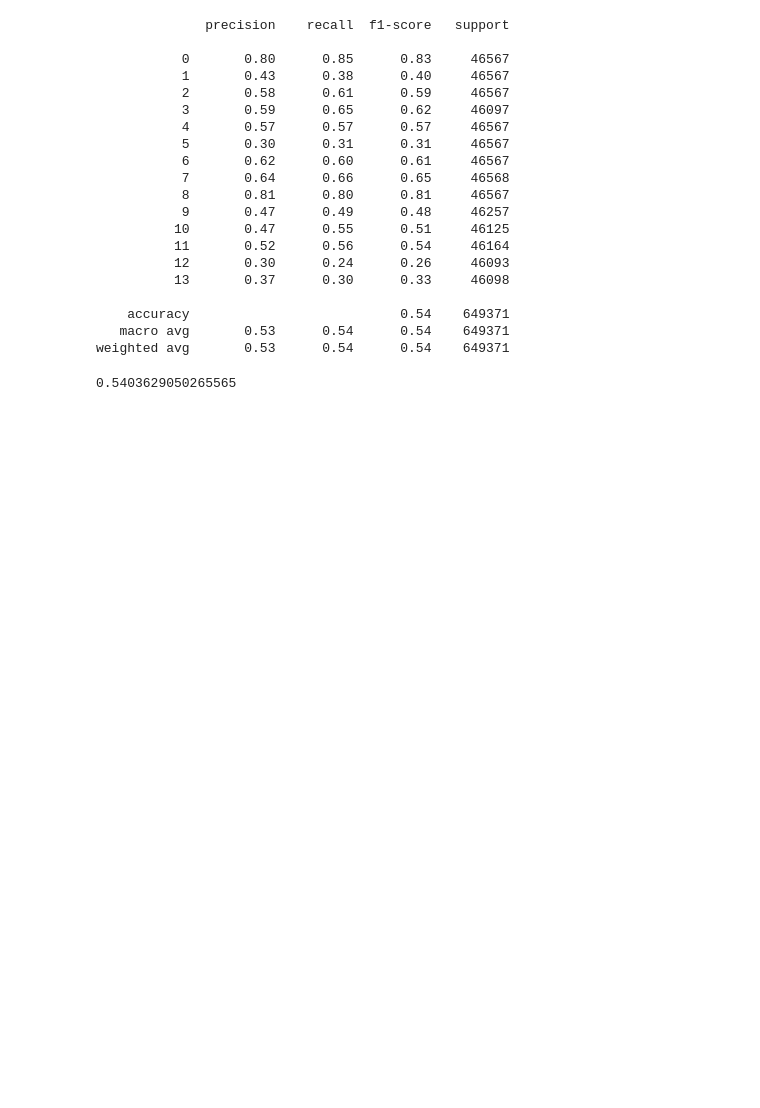
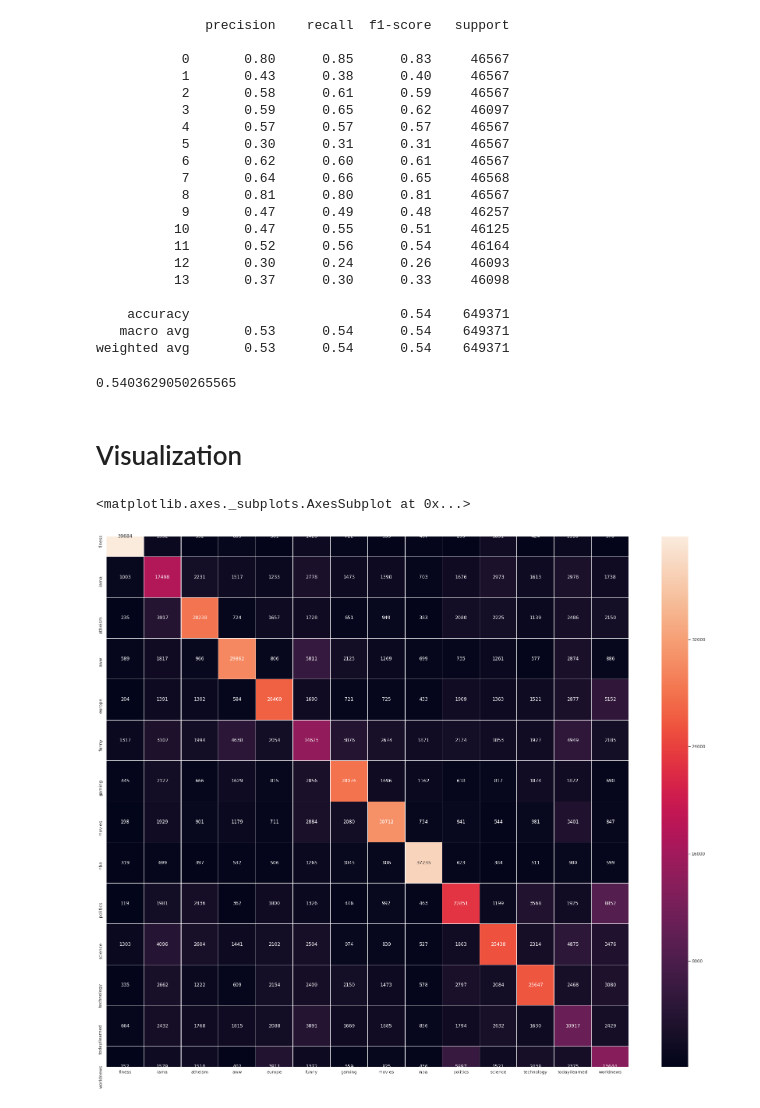
Before and after one commit to galligiuly/TFM-Which-subreddit-best-fits-my-post, a Jupyter notebook: 06_contingency_plan/06_08.02_modelling_LRC.ipynb, the cells around one changed output. Saved outputs shown, nothing was run; the diff lists cells and outputs as text; code cells hidden in the pictures; blank space fills up the shorter version.

Commit message:
adding visualization

```diff
--- a/06_contingency_plan/06_08.02_modelling_LRC.ipynb
+++ b/06_contingency_plan/06_08.02_modelling_LRC.ipynb
@@ -286,3 +286,35 @@ weighted avg       0.53      0.54      0.54    649371
 accuracy_score(red_model_LR_df_split['y_test'], prediction)
 # %% [output]
 0.5403629050265565
+# %% [markdown]
+# Visualization
+# %%
+conf = confusion_matrix(prediction, red_model_LR_df_split['y_test'])
+# %%
+import matplotlib.pyplot as plt
+import seaborn as sns
+sns.set()
+
+subreddits = [
+    'finess',
+    'iama',
+    'atheism',
+    'aww',
+    'europe',
+    'funny',
+    'gaming',
+    'movies',
+    'nba',
+    'politics',
+    'science',
+    'technology',
+    'todayilearned',
+    'worldnews'
+]
+
+plt.figure(figsize =(30, 25))
+
+sns.heatmap(conf, annot=True, linewidths=0.1, fmt='d', xticklabels=subreddits, yticklabels=subreddits)
+# %% [output]
+<matplotlib.axes._subplots.AxesSubplot at 0x...>
+[figure, added]
```
Also changed, not shown: parts of 1 cell of this notebook, 2 other files.
